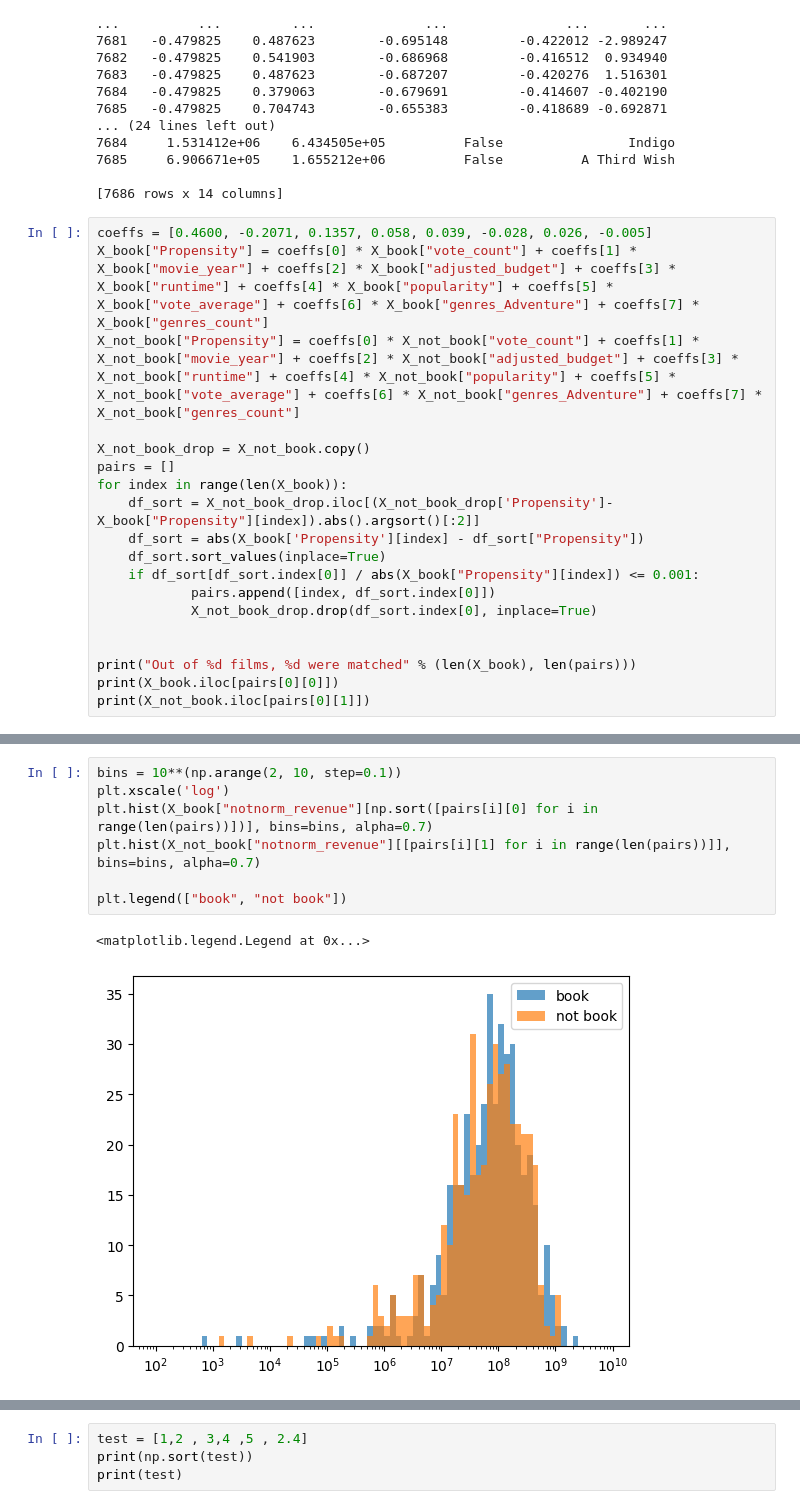
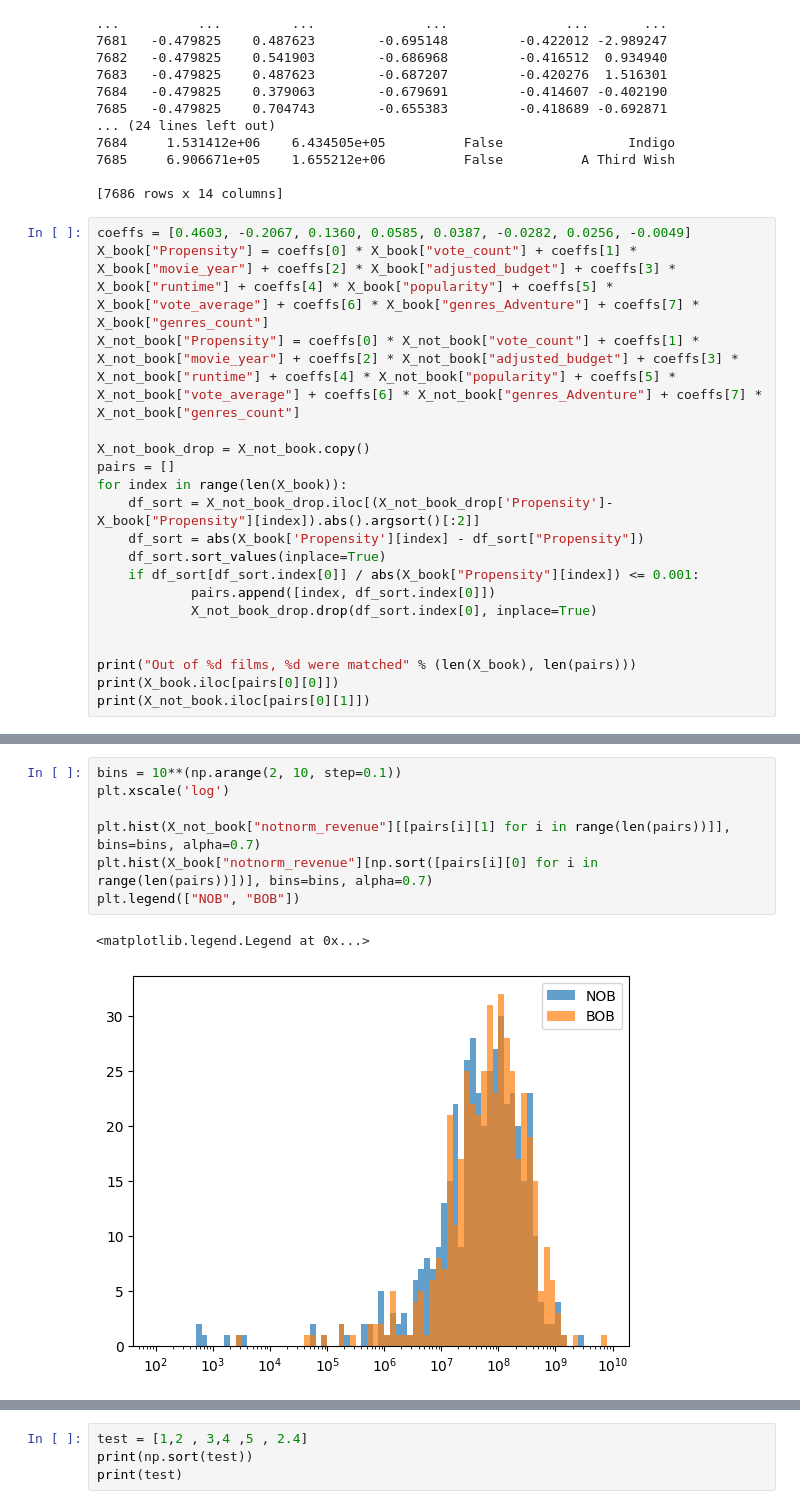
Before and after one commit to epfl-ada/ada-2024-project-datadruids, a Jupyter notebook: src/matching.ipynb, the cells around one changed output, grey strips where cells are left out. Drawn from its saved outputs; the diff is of its cells as text.

```diff
--- a/src/matching.ipynb
+++ b/src/matching.ipynb
@@ -85,7 +85,7 @@ print(X_not_book)
 
 [7686 rows x 14 columns]
 # %%
-coeffs = [0.4600, -0.2071, 0.1357, 0.058, 0.039, -0.028, 0.026, -0.005]
+coeffs = [0.4603, -0.2067, 0.1360, 0.0585, 0.0387, -0.0282, 0.0256, -0.0049]
 X_book["Propensity"] = coeffs[0] * X_book["vote_count"] + coeffs[1] * X_book["movie_year"] + coeffs[2] * X_book["adjusted_budget"] + coeffs[3] * X_book["runtime"] + coeffs[4] * X_book["popularity"] + coeffs[5] * X_book["vote_average"] + coeffs[6] * X_book["genres_Adventure"] + coeffs[7] * X_book["genres_count"]
 X_not_book["Propensity"] = coeffs[0] * X_not_book["vote_count"] + coeffs[1] * X_not_book["movie_year"] + coeffs[2] * X_not_book["adjusted_budget"] + coeffs[3] * X_not_book["runtime"] + coeffs[4] * X_not_book["popularity"] + coeffs[5] * X_not_book["vote_average"] + coeffs[6] * X_not_book["genres_Adventure"] + coeffs[7] * X_not_book["genres_count"]
 
@@ -147,13 +156,13 @@ The revenue of the book based film was better for a total of 232 times out of 43
 # %%
 bins = 10**(np.arange(2, 10, step=0.1))
 plt.xscale('log')
+
+plt.hist(X_not_book["notnorm_revenue"][[pairs[i][1] for i in range(len(pairs))]], bins=bins, alpha=0.7)
 plt.hist(X_book["notnorm_revenue"][np.sort([pairs[i][0] for i in range(len(pairs))])], bins=bins, alpha=0.7)
-plt.hist(X_not_book["notnorm_revenue"][[pairs[i][1] for i in range(len(pairs))]], bins=bins, alpha=0.7)
-
-plt.legend(["book", "not book"])
+plt.legend(["NOB", "BOB"])
 # %% [output]
 <matplotlib.legend.Legend at 0x...>
-[figure, old version]
+[figure, new version]
 # %%
 for item in range(20):
     i = total_rev.index(np.sort(total_rev)[-(item + 1)])
```
Also changed, not shown: parts of 4 cells of this notebook.
